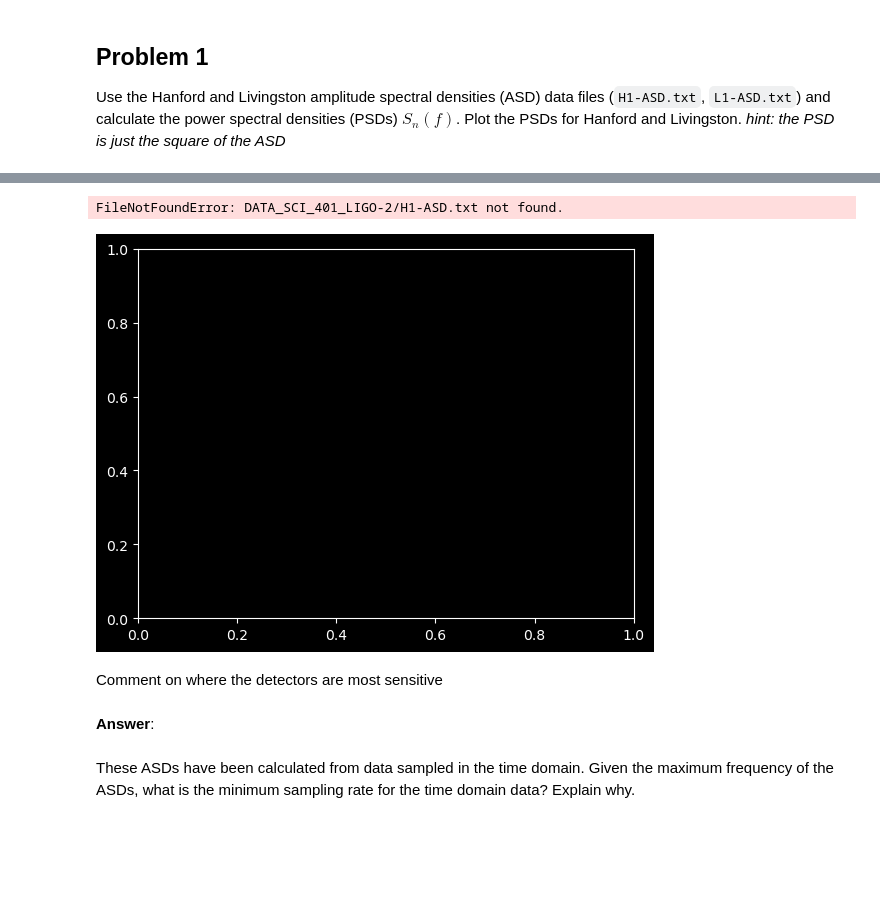
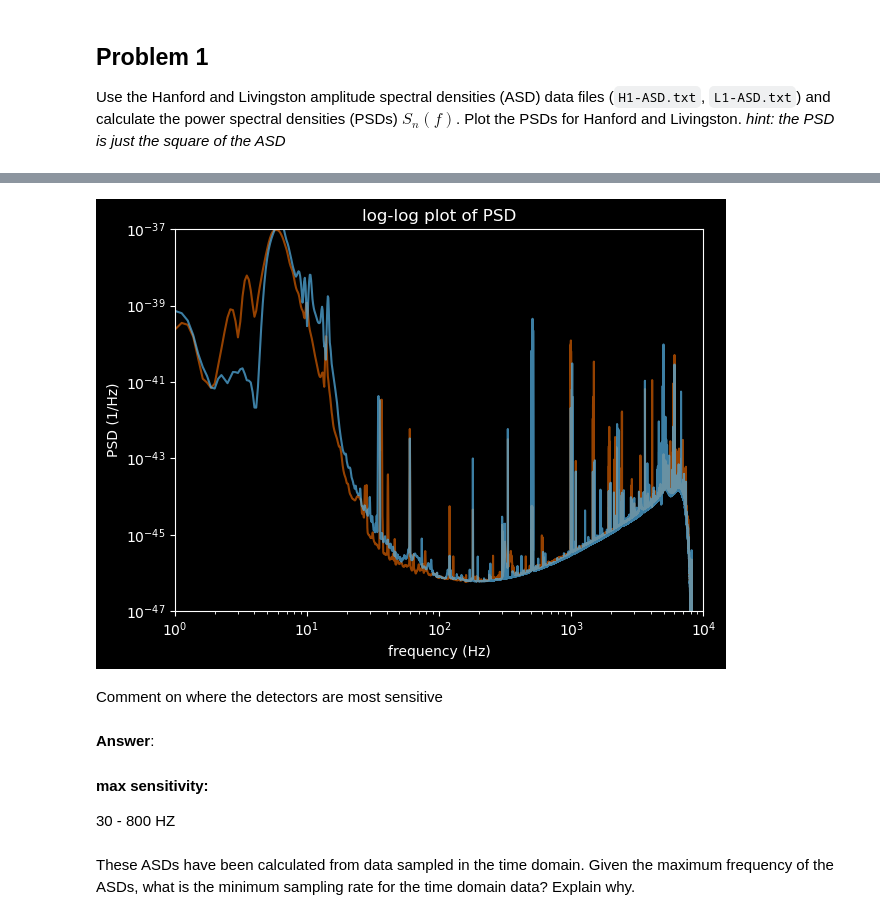
Before and after one commit to ananay-sethi/Session-20, a Jupyter notebook: Day4/matched-filtering/matched_filtering_gw.ipynb, the cells around one changed output, grey strips where cells are left out. Drawn from its saved outputs; the diff is of its cells as text; code cells hidden in the pictures; blank space fills up the shorter version.

```diff
--- a/Day4/matched-filtering/matched_filtering_gw.ipynb
+++ b/Day4/matched-filtering/matched_filtering_gw.ipynb
@@ -27,30 +24,33 @@ Intel MKL WARNING: Support of Intel(R) Streaming SIMD Extensions 4.2 (Intel(R) S
 # %%
 basedir = 'DATA_SCI_401_LIGO-2'
 ASD_files = {'H1':'H1-ASD.txt',
              'L1':'L1-ASD.txt'}
 
 color_labels = {'H1':'#D55E00', 'L1':'#56B4E9'}
 
 ax = plt.gca()
 ASDs = dict()
 for key, ASD_file in ASD_files.items():
     data = np.genfromtxt(f'{basedir}/{ASD_file}',names=True)
     ASDs[key] = data
     ax.loglog(data['frequencyHz'],data['ASDHz05']**2,alpha=0.7, color=color_labels[key])
 
 ax.set_xlabel('frequency (Hz)')
 ax.set_ylabel('PSD (1/Hz)')
 ax.set_title('log-log plot of PSD')
 ax.set_ylim([1e-47, 1e-37])
-ax.set_xlim([1e0, 8e3])
+ax.set_xlim([1e0, 10e3])
 
 plt.tight_layout()
 # %% [output]
-FileNotFoundError: DATA_SCI_401_LIGO-2/H1-ASD.txt not found.
-[figure, old version]
+[figure, new version]
 # %% [markdown]
 Comment on where the detectors are most sensitive
-# %% [markdown]
-**Answer**:
+# %% [markdown]
+**Answer**:
+
+#### max sensitivity:
+
+30 - 800 HZ
 # %% [markdown]
 These ASDs have been calculated from data sampled in the time domain. Given the maximum frequency of the ASDs, what is the minimum sampling rate for the time domain data? Explain why.
```
Also changed, not shown: parts of 17 cells of this notebook, 1 other file.
